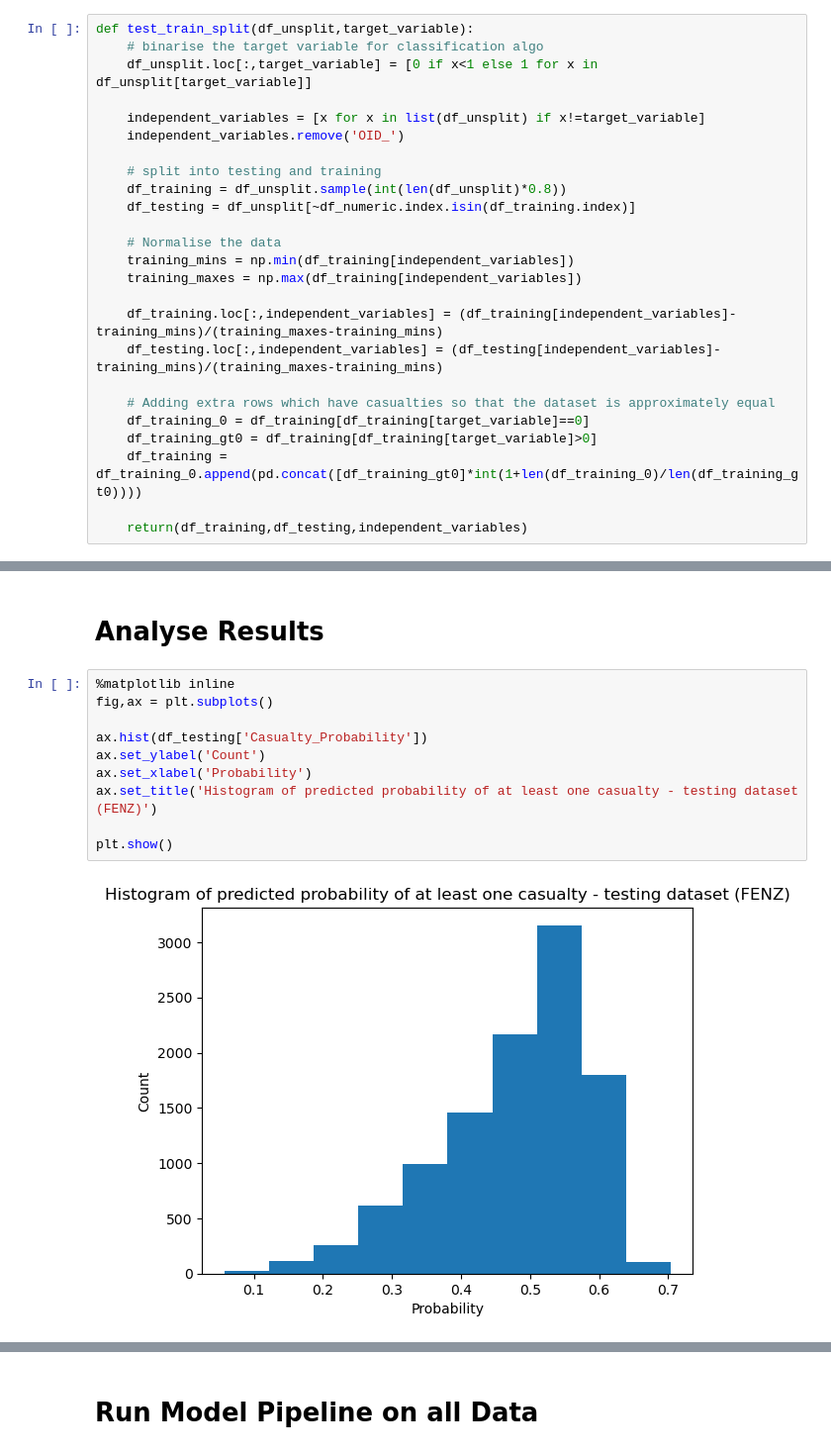
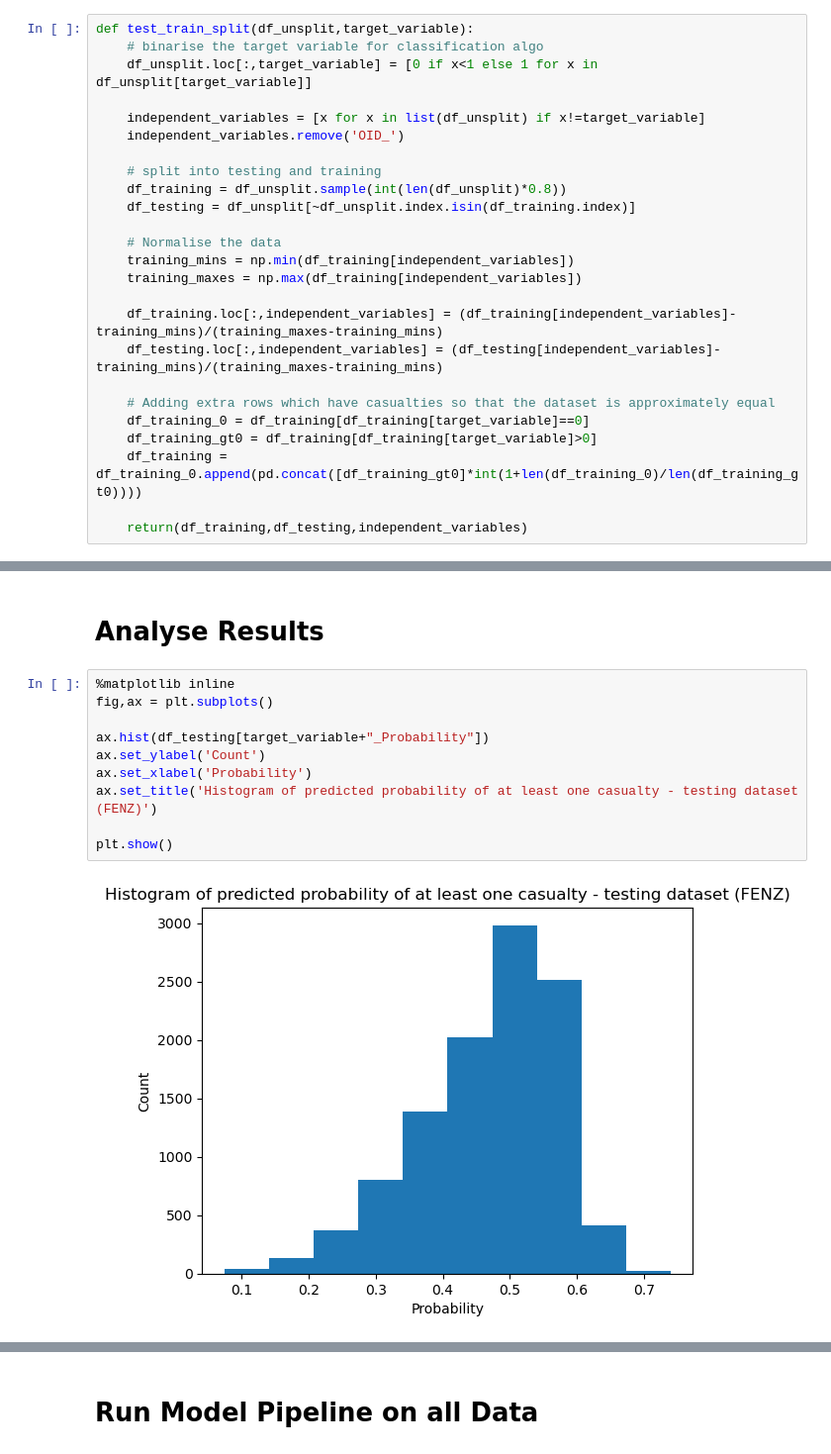
Before and after one commit to Shannon-Bengtson/FENZ_analysis, a Jupyter notebook: regressor_tests.ipynb, the cells around one changed output, grey strips where cells are left out. Shown at 99% size. Saved outputs shown, nothing was run; the diff lists cells and outputs as text.

```diff
--- a/regressor_tests.ipynb
+++ b/regressor_tests.ipynb
@@ -334,7 +337,7 @@ def test_train_split(df_unsplit,target_variable):
 
     # split into testing and training
     df_training = df_unsplit.sample(int(len(df_unsplit)*0.8))
-    df_testing = df_unsplit[~df_numeric.index.isin(df_training.index)]
+    df_testing = df_unsplit[~df_unsplit.index.isin(df_training.index)]
 
     # Normalise the data
     training_mins = np.min(df_training[independent_variables])
@@ -408,12 +411,12 @@ compare actual casualties vs predicted. rows are actual, columns are predicted.
 # %%
 %matplotlib inline
 fig,ax = plt.subplots()
 
-ax.hist(df_testing['Casualty_Probability'])
+ax.hist(df_testing[target_variable+"_Probability"])
 ax.set_ylabel('Count')
 ax.set_xlabel('Probability')
 ax.set_title('Histogram of predicted probability of at least one casualty - testing dataset (FENZ)')
 
 plt.show()
 # %% [output]
-[figure, old version]
+[figure, new version]
```
Also changed, not shown: parts of 34 cells of this notebook.
